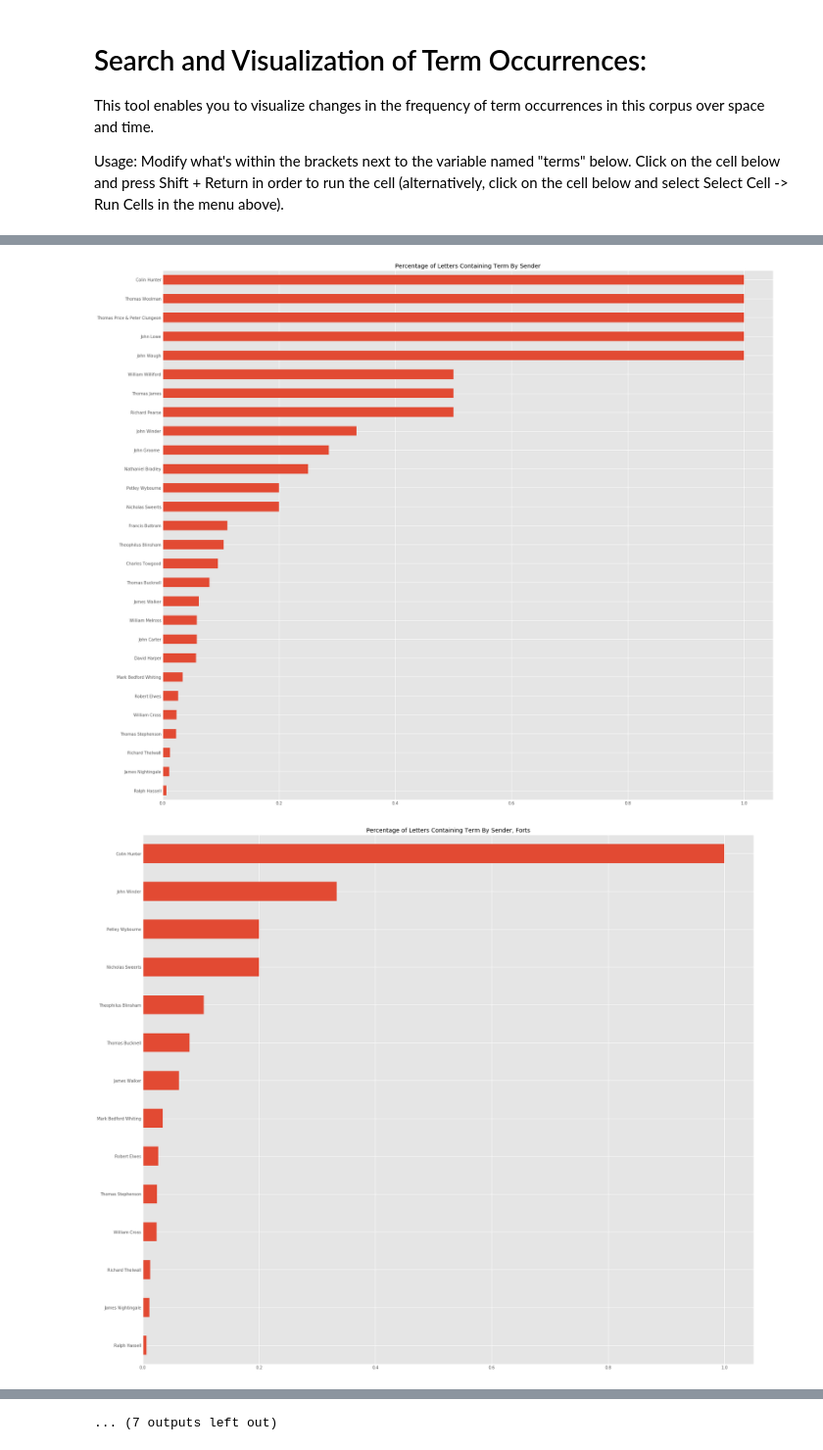
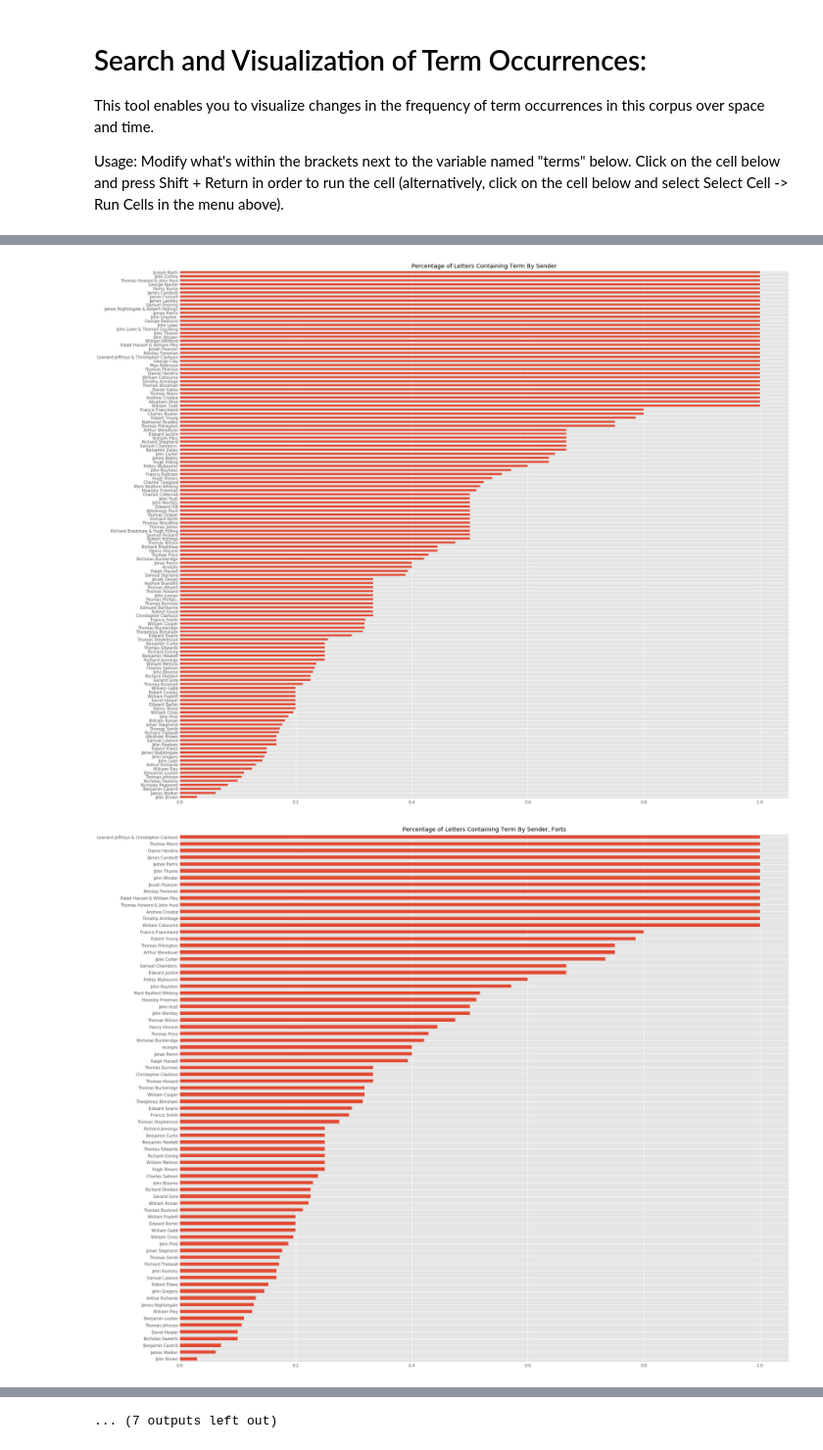
Before and after one commit to xueharry/RAC, a Jupyter notebook: Interactive-Search.ipynb, the cells around one changed output, grey strips where cells are left out. Shown at 98% size. Saved outputs shown, nothing was run; the diff lists cells and outputs as text; code cells hidden in the pictures.

```diff
--- a/Interactive-Search.ipynb
+++ b/Interactive-Search.ipynb
@@ -21,7 +21,7 @@ Usage: Modify what's within the brackets next to the variable named "terms" belo
 # %%
 # Modify the terms within the brackets below to modify search. Terms need to be wrapped in parentheses and comma separated.
 # The square brackets should be left unchanged.
-terms = ['pirate', 'pirates']
+terms = ['slaves']
 
 
 # DO NOT CHANGE ANYTHING BELOW!!!
@@ -103,2 +115,2 @@ UIDs of letters containing the term:
-[figure, old version]
+[figure, new version]
-[figure, old version]
+[figure, new version]
```
Also changed, not shown: parts of 1 cell of this notebook, 5 other files.
